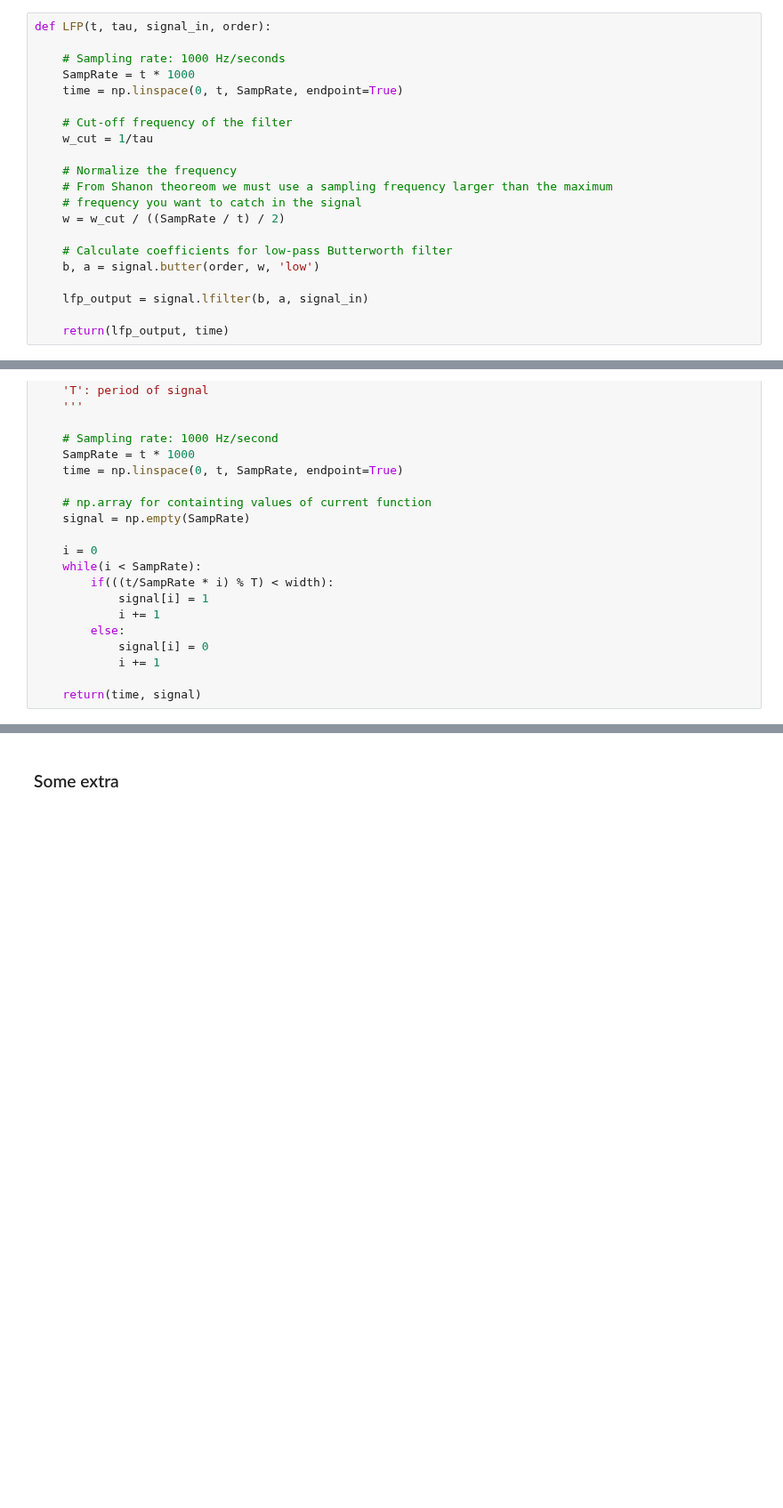
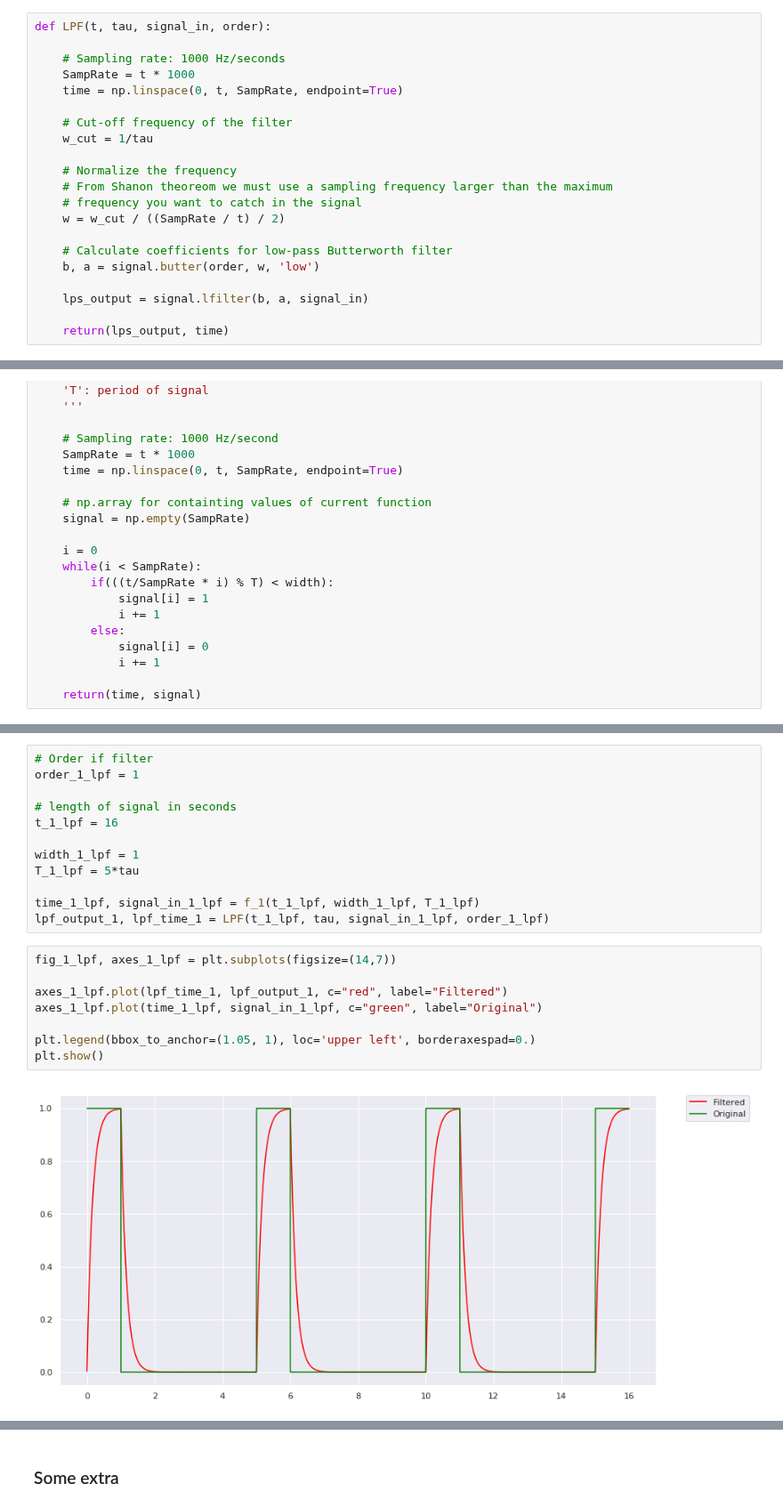
Before and after one commit to masterdesky/ELTE-signal-processing-2018, a Jupyter notebook: Assignment 3/Assignment 3.ipynb, the cells around one changed output, grey strips where cells are left out. Shown at 89% size. Saved outputs shown, nothing was run; the diff lists cells and outputs as text; blank space fills up the shorter version.

```diff
--- a/Assignment 3/Assignment 3.ipynb
+++ b/Assignment 3/Assignment 3.ipynb
@@ -158,7 +158,7 @@ plt.show()
 # %% [markdown]
 #### Constructing low-pass filter
 # %%
-def LFP(t, tau, signal_in, order):
+def LPF(t, tau, signal_in, order):
 
     # Sampling rate: 1000 Hz/seconds
     SampRate = t * 1000
@@ -175,6 +175,6 @@ def LFP(t, tau, signal_in, order):
     # Calculate coefficients for low-pass Butterworth filter
     b, a = signal.butter(order, w, 'low')
 
-    lfp_output = signal.lfilter(b, a, signal_in)
+    lps_output = signal.lfilter(b, a, signal_in)
 
-    return(lfp_output, time)
+    return(lps_output, time)
@@ -285,0 +311,22 @@ def f_1(t, width, T):
+# %%
+# Order if filter
+order_1_lpf = 1
+
+# length of signal in seconds
+t_1_lpf = 16
+
+width_1_lpf = 1
+T_1_lpf = 5*tau
+
+time_1_lpf, signal_in_1_lpf = f_1(t_1_lpf, width_1_lpf, T_1_lpf)
+lpf_output_1, lpf_time_1 = LPF(t_1_lpf, tau, signal_in_1_lpf, order_1_lpf)
+# %%
+fig_1_lpf, axes_1_lpf = plt.subplots(figsize=(14,7))
+
+axes_1_lpf.plot(lpf_time_1, lpf_output_1, c="red", label="Filtered")
+axes_1_lpf.plot(time_1_lpf, signal_in_1_lpf, c="green", label="Original")
+
+plt.legend(bbox_to_anchor=(1.05, 1), loc='upper left', borderaxespad=0.)
+plt.show()
+# %% [output]
+[figure, added]
```
Also changed, not shown: parts of 16 cells of this notebook.
